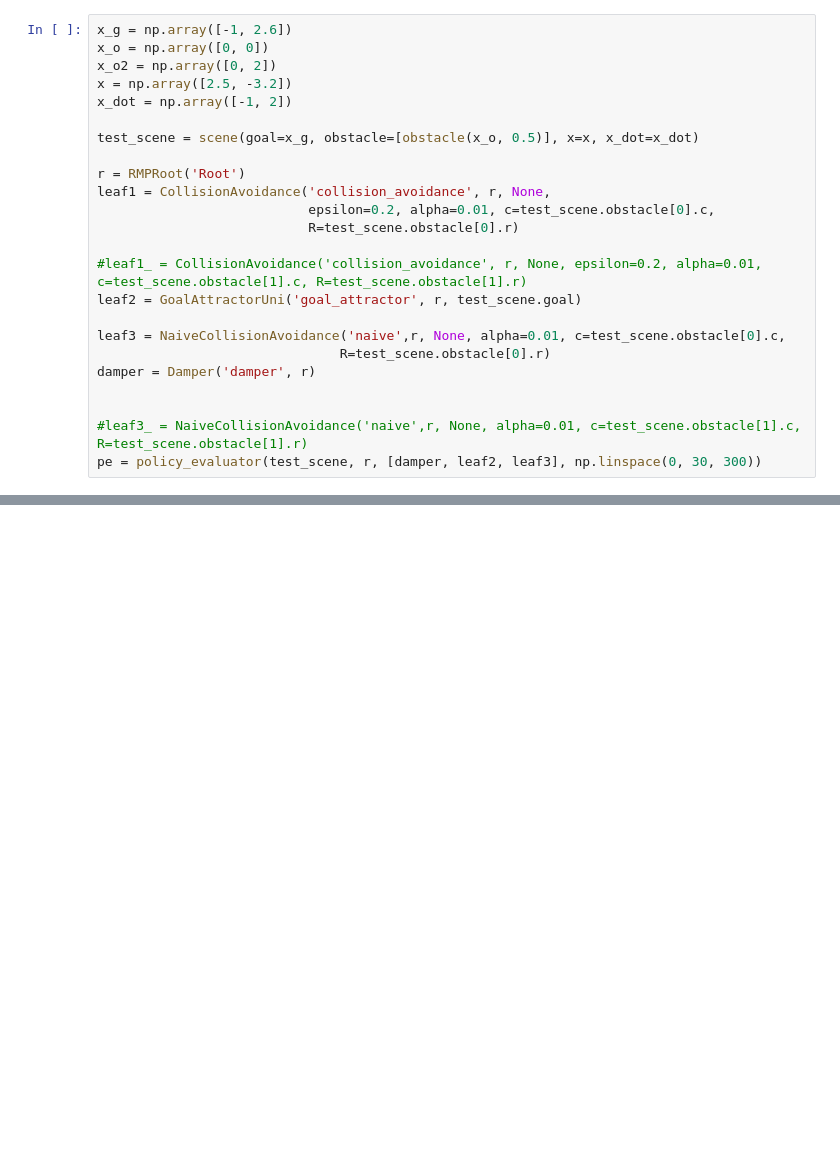
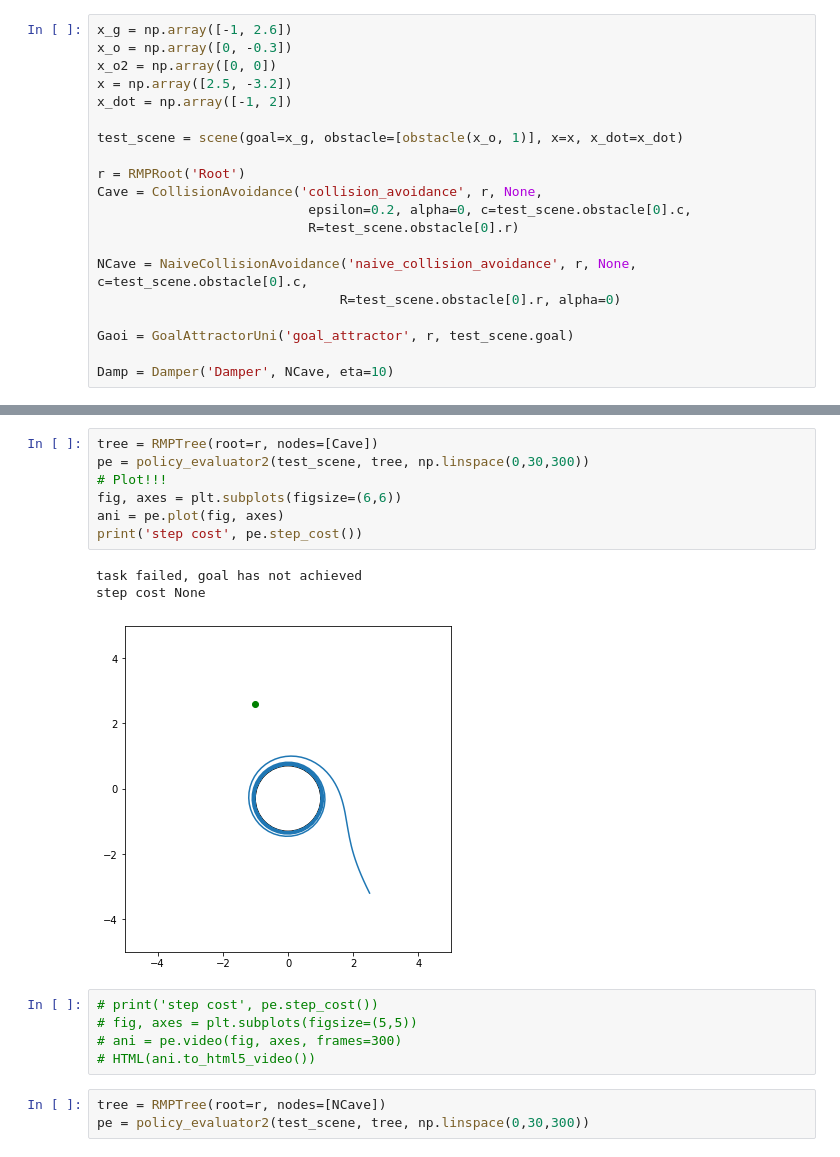
Before and after one commit to Cyanlin0104/ThesisSimulation, a Jupyter notebook: RMP/rmp_example.ipynb, the cells around one changed output, grey strips where cells are left out. Drawn from its saved outputs; the diff is of its cells as text; blank space fills up the shorter version.

Commit message:
add RMPTree

```diff
--- a/RMP/rmp_example.ipynb
+++ b/RMP/rmp_example.ipynb
@@ -97,24 +13,20 @@ class policy_evaluator:
 # %%
 x_g = np.array([-1, 2.6])
-x_o = np.array([0, 0])
-x_o2 = np.array([0, 2])
+x_o = np.array([0, -0.3])
+x_o2 = np.array([0, 0])
 x = np.array([2.5, -3.2])
 x_dot = np.array([-1, 2])
 
-test_scene = scene(goal=x_g, obstacle=[obstacle(x_o, 0.5)], x=x, x_dot=x_dot)
+test_scene = scene(goal=x_g, obstacle=[obstacle(x_o, 1)], x=x, x_dot=x_dot)
 
 r = RMPRoot('Root')
-leaf1 = CollisionAvoidance('collision_avoidance', r, None,
-                           epsilon=0.2, alpha=0.01, c=test_scene.obstacle[0].c,
+Cave = CollisionAvoidance('collision_avoidance', r, None,
+                           epsilon=0.2, alpha=0, c=test_scene.obstacle[0].c,
                            R=test_scene.obstacle[0].r)
 
-#leaf1_ = CollisionAvoidance('collision_avoidance', r, None, epsilon=0.2, alpha=0.01, c=test_scene.obstacle[1].c, R=test_scene.obstacle[1].r)
-leaf2 = GoalAttractorUni('goal_attractor', r, test_scene.goal)
+NCave = NaiveCollisionAvoidance('naive_collision_avoidance', r, None, c=test_scene.obstacle[0].c,
+                               R=test_scene.obstacle[0].r, alpha=0)
 
-leaf3 = NaiveCollisionAvoidance('naive',r, None, alpha=0.01, c=test_scene.obstacle[0].c,
-                               R=test_scene.obstacle[0].r)
-damper = Damper('damper', r)
+Gaoi = GoalAttractorUni('goal_attractor', r, test_scene.goal)
 
-
-#leaf3_ = NaiveCollisionAvoidance('naive',r, None, alpha=0.01, c=test_scene.obstacle[1].c, R=test_scene.obstacle[1].r)
-pe = policy_evaluator(test_scene, r, [damper, leaf2, leaf3], np.linspace(0, 30, 300))
+Damp = Damper('Damper', NCave, eta=10)
@@ -152,0 +33,19 @@ HTML(ani.to_html5_video())
+# %%
+tree = RMPTree(root=r, nodes=[Cave])
+pe = policy_evaluator2(test_scene, tree, np.linspace(0,30,300))
+# Plot!!!
+fig, axes = plt.subplots(figsize=(6,6))
+ani = pe.plot(fig, axes)
+print('step cost', pe.step_cost())
+# %% [output]
+task failed, goal has not achieved
+step cost None
+[figure, added]
+# %%
+# print('step cost', pe.step_cost())
+# fig, axes = plt.subplots(figsize=(5,5))
+# ani = pe.video(fig, axes, frames=300)
+# HTML(ani.to_html5_video())
+# %%
+tree = RMPTree(root=r, nodes=[NCave])
+pe = policy_evaluator2(test_scene, tree, np.linspace(0,30,300))
```
Also changed, not shown: parts of 10 cells of this notebook, 6 other files.
